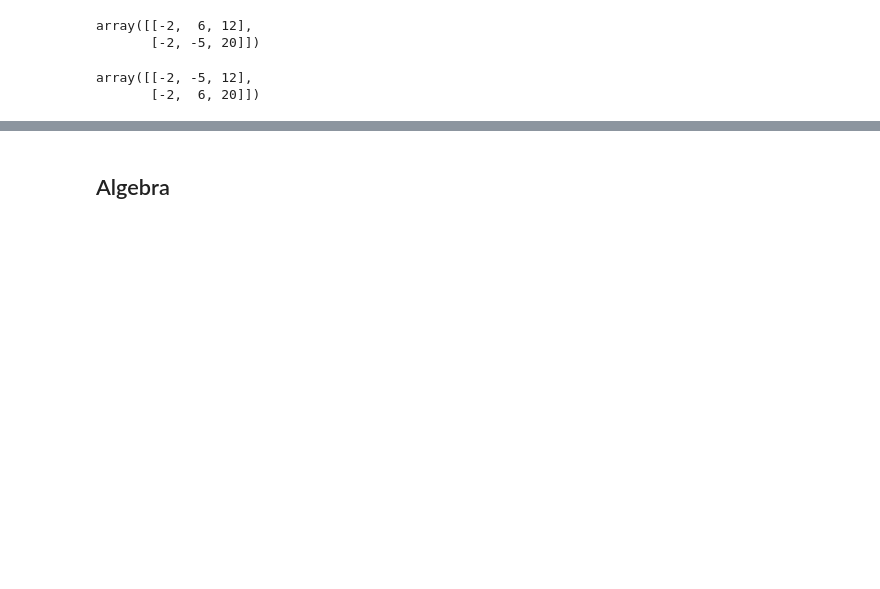
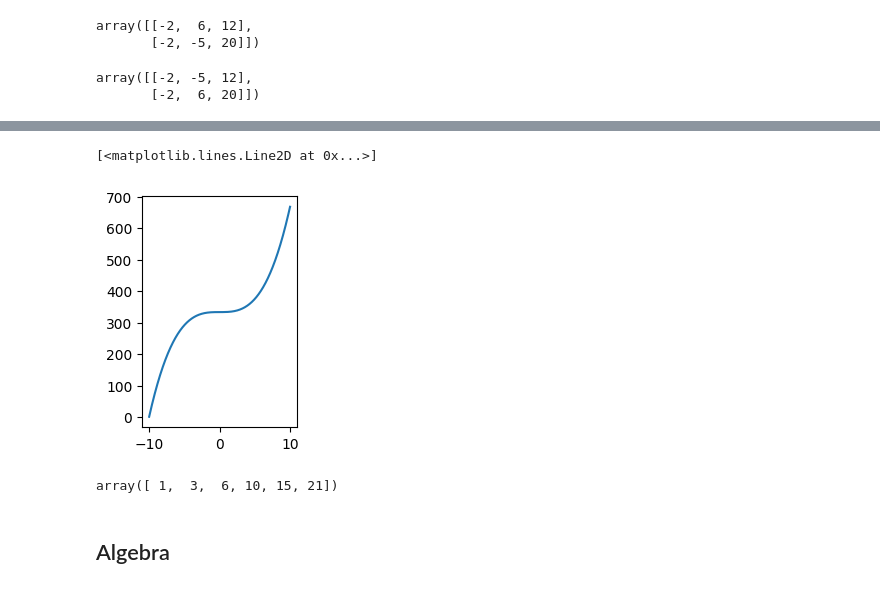
Before and after one commit to MapsaBootCamp/ML3, a Jupyter notebook: DA_LIBs/numpy_section.ipynb, the cells around one changed output, grey strips where cells are left out. Cells and saved outputs as stored; diff of their text form; code cells hidden in the pictures; blank space fills up the shorter version.

```diff
--- a/DA_LIBs/numpy_section.ipynb
+++ b/DA_LIBs/numpy_section.ipynb
@@ -419,3 +565,15 @@ array([[-2, -5, 12],
+# %%
+integral_x_2 = np.cumsum(y) * (x[1] - x[0])
+plt.figure(figsize=(2, 3))
+plt.plot(x, integral_x_2)
+# %% [output]
+[<matplotlib.lines.Line2D at 0x...>]
+[figure, added]
+# %%
+## TODO: integration ---> hint cumsum
+np.cumsum(np.array([1, 2, 3, 4, 5, 6]))
+# %% [output]
+array([ 1,  3,  6, 10, 15, 21])
 # %% [markdown]
 ## Algebra
 # %%
```
Also changed, not shown: parts of 56 cells of this notebook, 3 other files.
